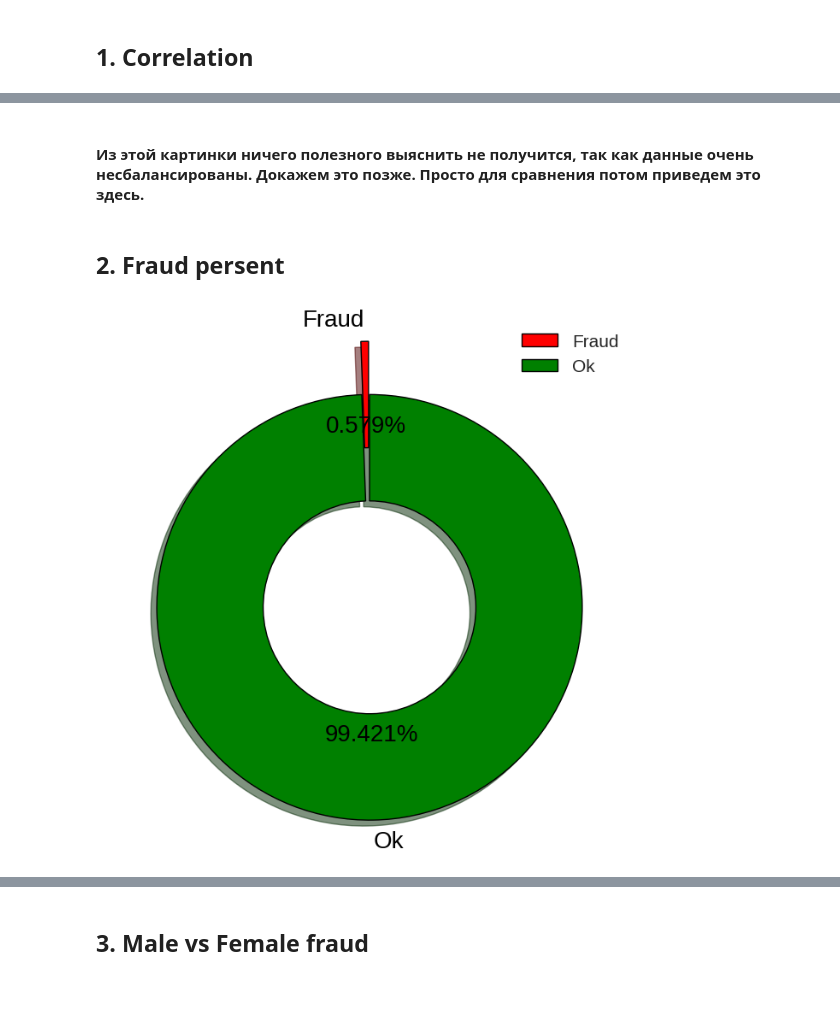
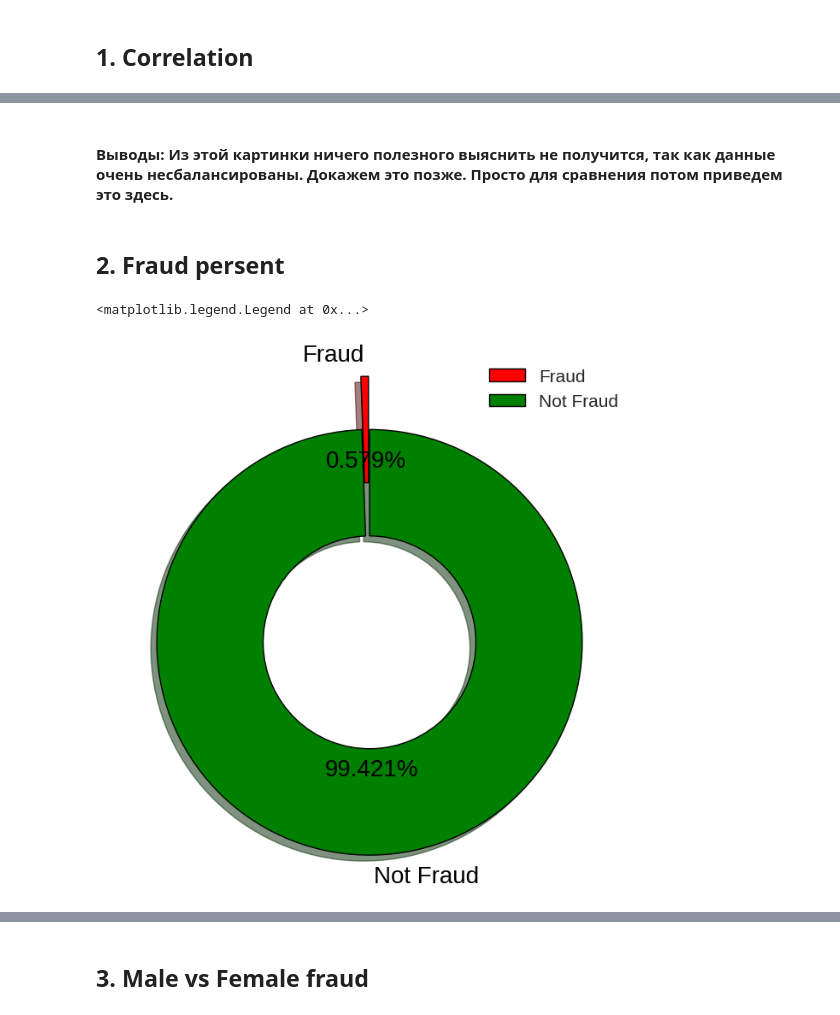
Before and after one commit to ToniPaltus/fraud_detection, a Jupyter notebook: main.ipynb, the cells around one changed output, grey strips where cells are left out. Saved outputs shown, nothing was run; the diff lists cells and outputs as text; code cells hidden in the pictures.

```diff
--- a/main.ipynb
+++ b/main.ipynb
@@ -144,5 +144,5 @@ plt.show()
 [figure]
 # %% [markdown]
-#### Из этой картинки ничего полезного выяснить не получится, так как данные очень несбалансированы. Докажем это позже. Просто для сравнения потом приведем это здесь.
+#### Выводы: Из этой картинки ничего полезного выяснить не получится, так как данные очень несбалансированы. Докажем это позже. Просто для сравнения потом приведем это здесь.
 # %% [markdown]
 ## 2. Fraud persent
@@ -152,9 +149,11 @@ labels = ['Fraud', 'Ok']
 # %%
+vals = [len(df_train[df_train['is_fraud'] == 1]), len(df_train[df_train['is_fraud'] == 0])]
+labels = ['Fraud', 'Not Fraud']
+
 fig, ax = plt.subplots(figsize=(8, 8))
 ax.pie(vals, labels=labels, startangle=90, autopct='%.3f%%', colors=['r', 'g'], shadow=True, explode=(0.1, 0.15), wedgeprops={'width':0.5, 'edgecolor':'k', 'linewidth': 1}, textprops={'color':'k', 'size':20})
 ax.axis('equal')
 plt.legend()
-
-plt.show()
 # %% [output]
+<matplotlib.legend.Legend at 0x...>
-[figure, old version]
+[figure, new version]
```
Also changed, not shown: parts of 30 cells of this notebook.
